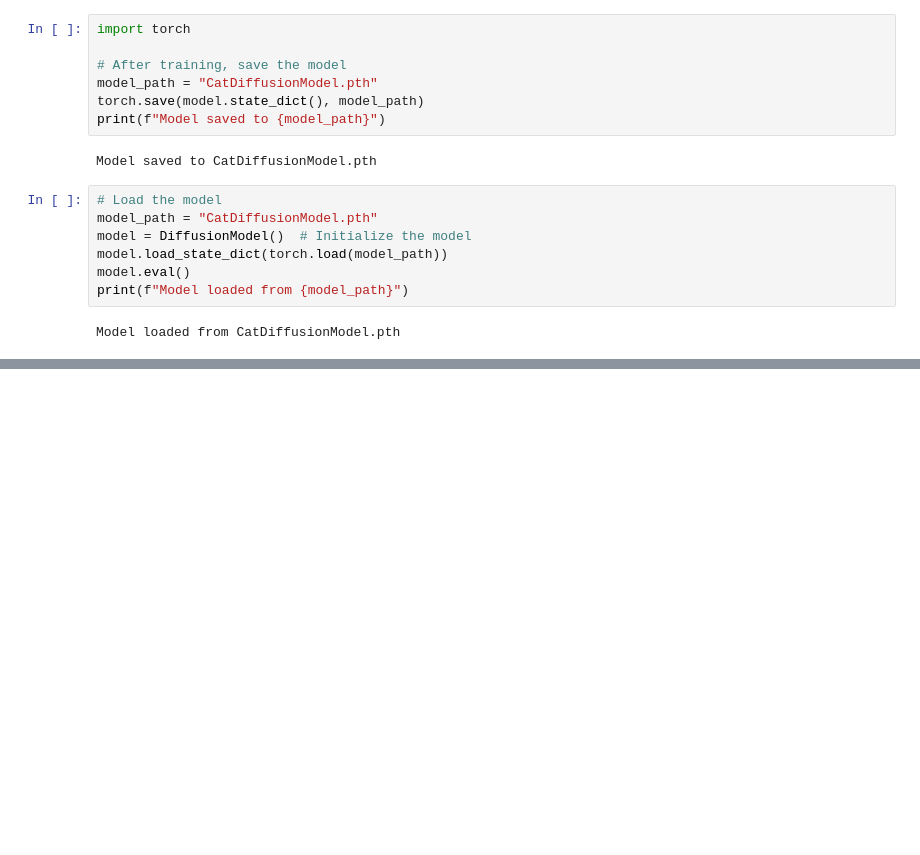
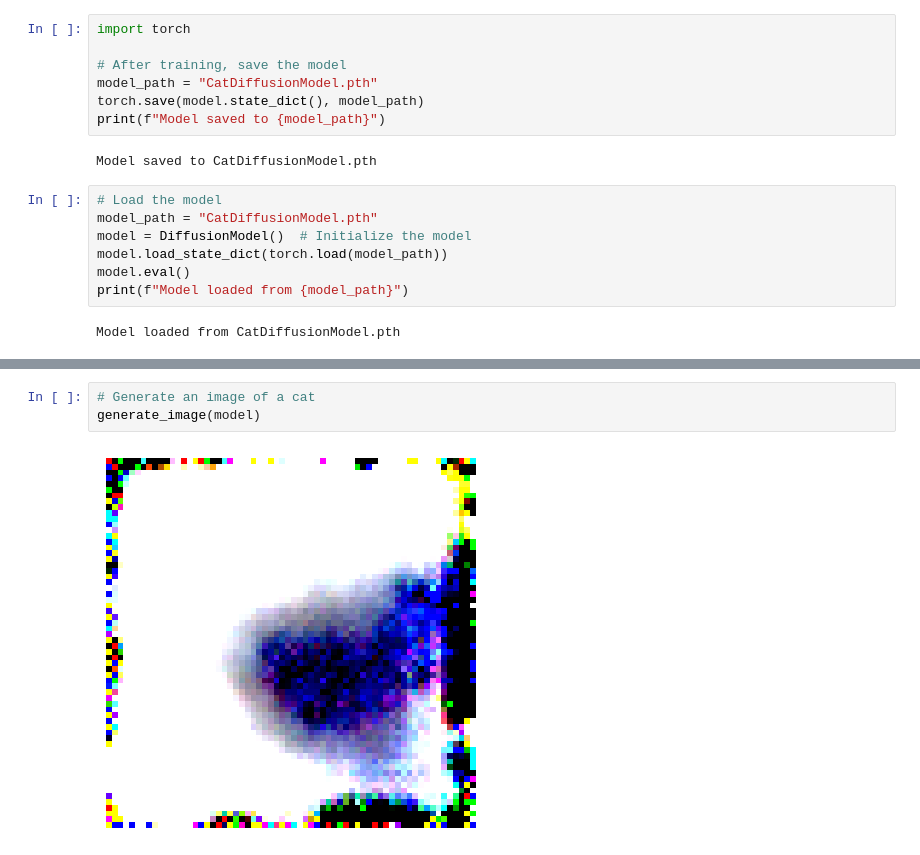
Before and after one commit to ome-rx/Cat-Image-Generator-Codes, a Jupyter notebook: CatDiffusionModel.ipynb, the cells around one changed output, grey strips where cells are left out. Cells and saved outputs as stored; diff of their text form; blank space fills up the shorter version.

```diff
--- a/CatDiffusionModel.ipynb
+++ b/CatDiffusionModel.ipynb
@@ -225,0 +271,5 @@ Model loaded from CatDiffusionModel.pth
+# %%
+# Generate an image of a cat
+generate_image(model)
+# %% [output]
+[figure, added]
```
Also changed, not shown: parts of 5 cells of this notebook.
